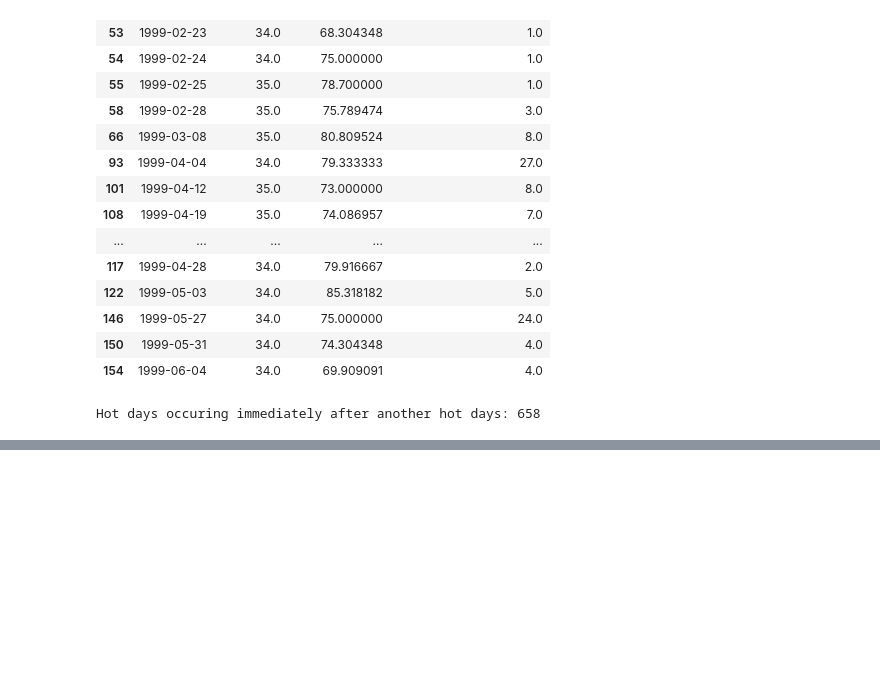
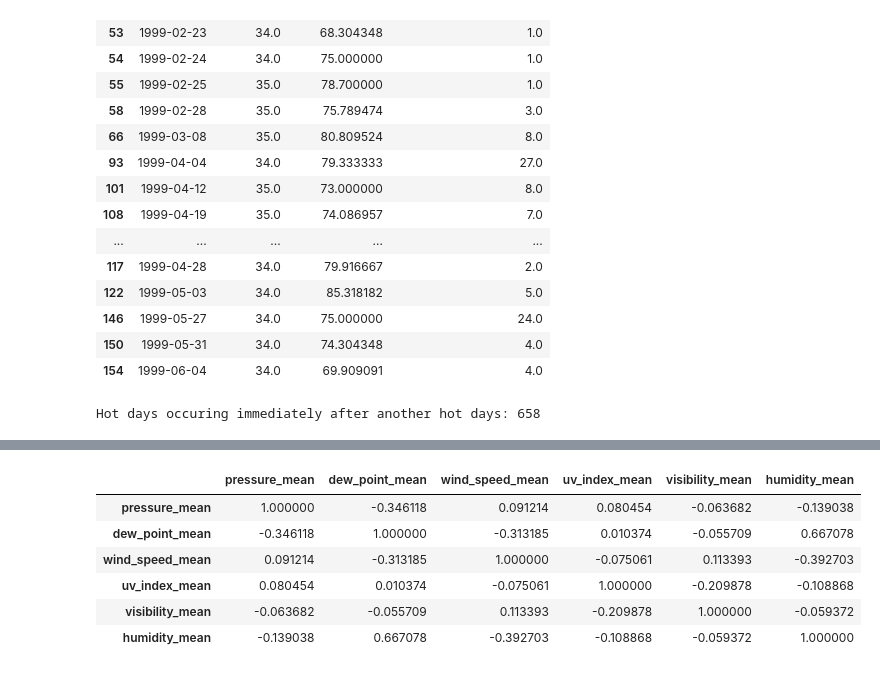
Before and after one commit to ThejaJeff/malaysia-weather-explorer, a Jupyter notebook: notebooks/weather_analysis.ipynb, the cells around one changed output, grey strips where cells are left out. Saved outputs shown, nothing was run; the diff lists cells and outputs as text; code cells hidden in the pictures; blank space fills up the shorter version.

```diff
--- a/notebooks/weather_analysis.ipynb
+++ b/notebooks/weather_analysis.ipynb
@@ -1011,0 +1190,34 @@ consecutive_hot_days.head(20)
+# %%
+from sklearn.linear_model import LinearRegression
+
+X_train = train_data[
+    [
+        "pressure_mean",
+        "dew_point_mean",
+        "wind_speed_mean",
+        "uv_index_mean",
+        "visibility_mean",
+        "humidity_mean"
+    ]
+]
+
+y_train = train_data["temp_max"]
+
+X_test = test_data[
+    [
+        "pressure_mean",
+        "dew_point_mean",
+        "wind_speed_mean",
+        "uv_index_mean",
+        "visibility_mean",
+        "humidity_mean"
+    ]
+]
+
+y_test = test_data["temp_max"]
+
+model = LinearRegression()
+
+model.fit(X_train, y_train)
+
+print("Model trained successfully!")
@@ -1011,0 +1417,12 @@ consecutive_hot_days.head(20)
+# %%
+predictor_correlations = X_train.corr()
+
+predictor_correlations
+# %% [output]
+|  | pressure_mean | dew_point_mean | wind_speed_mean | uv_index_mean | visibility_mean | humidity_mean |
+| pressure_mean | 1.000000 | -0.346118 | 0.091214 | 0.080454 | -0.063682 | -0.139038 |
+| dew_point_mean | -0.346118 | 1.000000 | -0.313185 | 0.010374 | -0.055709 | 0.667078 |
+| wind_speed_mean | 0.091214 | -0.313185 | 1.000000 | -0.075061 | 0.113393 | -0.392703 |
+| uv_index_mean | 0.080454 | 0.010374 | -0.075061 | 1.000000 | -0.209878 | -0.108868 |
+| visibility_mean | -0.063682 | -0.055709 | 0.113393 | -0.209878 | 1.000000 | -0.059372 |
+| humidity_mean | -0.139038 | 0.667078 | -0.392703 | -0.108868 | -0.059372 | 1.000000 |
```
Also changed, not shown: parts of 33 cells of this notebook.
